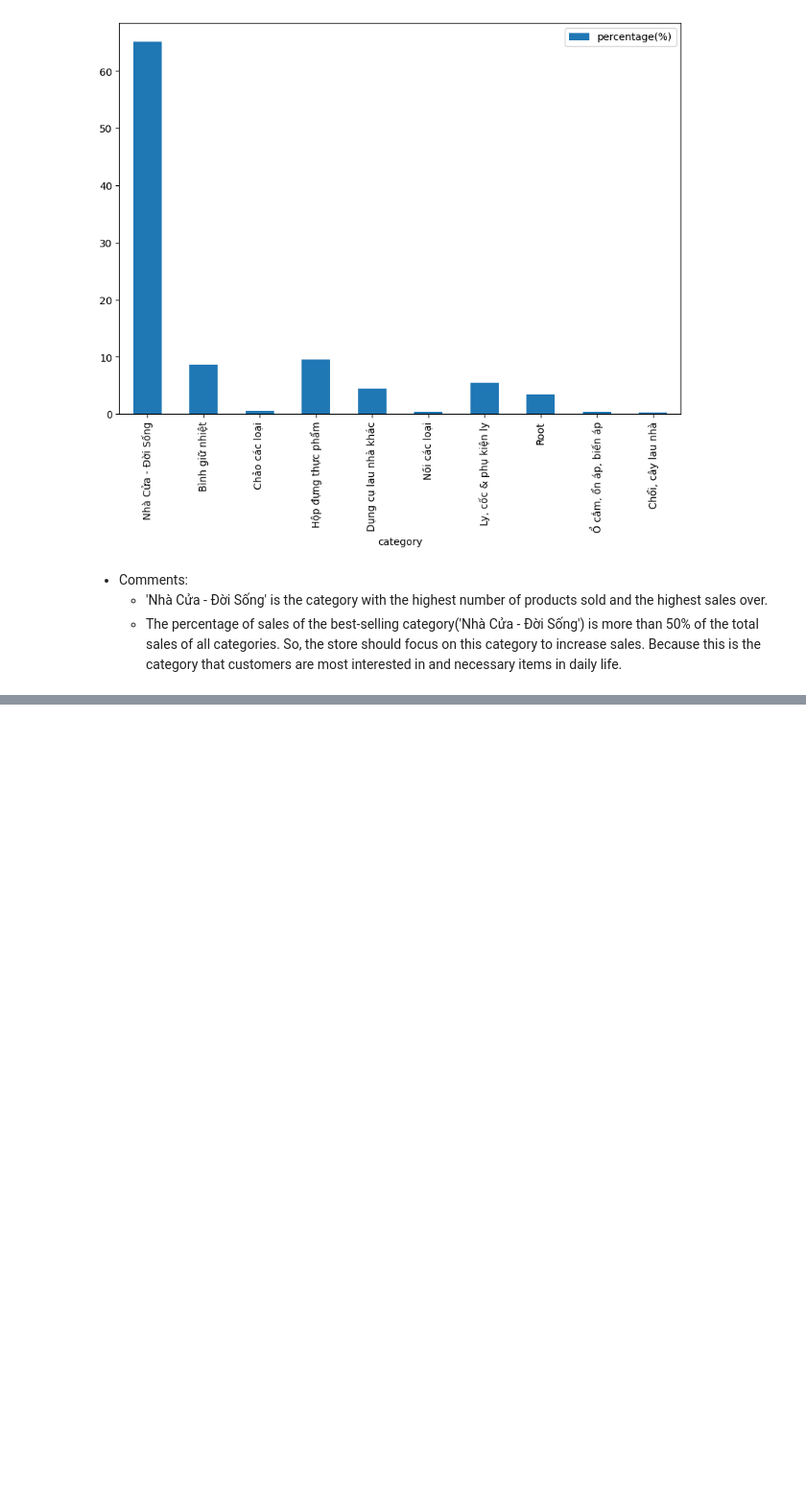
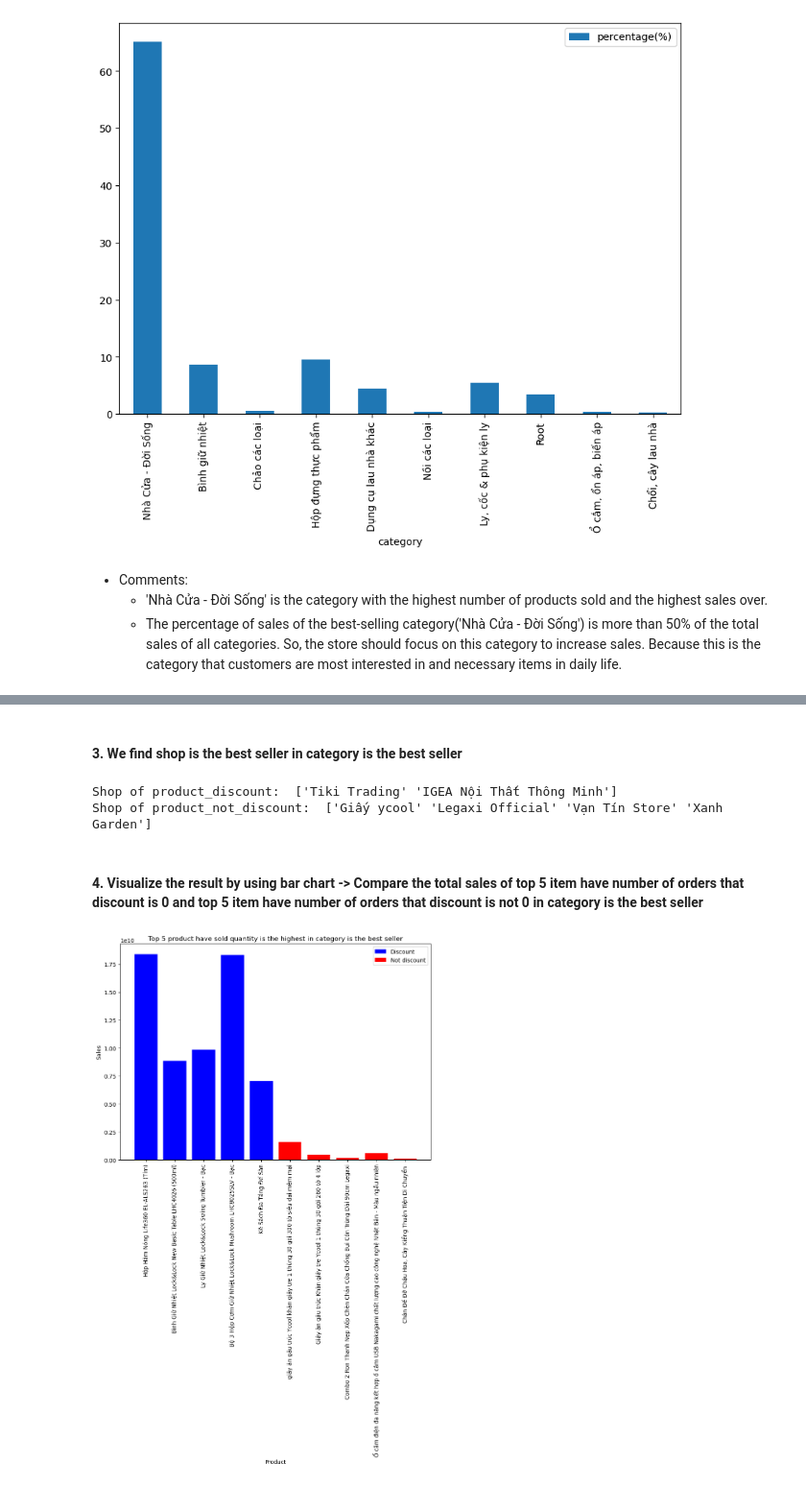
Before and after one commit to TienDat57/IntroductionToDataScience, a Jupyter notebook: src/visualization/index.ipynb, the cells around one changed output, grey strips where cells are left out. Shown at 96% size. Drawn from its saved outputs; the diff is of its cells as text; code cells hidden in the pictures; blank space fills up the shorter version.

```diff
--- a/src/visualization/index.ipynb
+++ b/src/visualization/index.ipynb
@@ -102,7 +104,7 @@ df_products_copy = df_products.copy()
 #### 0. Create a sales column by multiplying the quantity of a product sold by its original selling price
 # %%
 # create a new column to store the sales by multiplying the price and the sold quantity
-df_products_copy['sales'] = df_products_copy['p_original_price'] * df_products_copy['p_sold_quantity']
+df_products_copy['p_sales'] = df_products_copy['p_original_price'] * df_products_copy['p_sold_quantity']
 df_products_copy
 # %% [output]
 |  | p_id | p_name | p_id_shop | p_shop_name | p_brand | p_categories | p_day_created | p_sold_quantity | ... |
@@ -224,0 +245,6 @@ df_cate_in_store_total_sales[:10].plot.bar(x='category', y='percentage(%)', rot=
+# %%
+# get product which have discount rate is 0
+product_not_discount = df_products_copy[df_products_copy['p_discount_rate'] == 0]
+# get top 5 product have sold quantity is the highest
+product_not_discount = product_not_discount.sort_values(by='p_sold_quantity', ascending=False)[:5]
+product_not_discount
@@ -224,0 +258,6 @@ df_cate_in_store_total_sales[:10].plot.bar(x='category', y='percentage(%)', rot=
+# %%
+# get product which have discount rate is not 0
+product_discount = df_products_copy[df_products_copy['p_discount_rate'] != 0]
+# get top 5 product have sold quantity is the highest
+product_discount = product_discount.sort_values(by='p_sold_quantity', ascending=False)[:5]
+product_discount
@@ -224,0 +271,26 @@ df_cate_in_store_total_sales[:10].plot.bar(x='category', y='percentage(%)', rot=
+# %% [markdown]
+#### 3. We find shop is the best seller in category is the best seller
+# %%
+# find shop of product_discount and product_not_discount
+product_discount_shop = product_discount['p_shop_name'].unique()
+product_not_discount_shop = product_not_discount['p_shop_name'].unique()
+print('Shop of product_discount: ', product_discount_shop)
+print('Shop of product_not_discount: ', product_not_discount_shop)
+# %% [output]
+Shop of product_discount:  ['Tiki Trading' 'IGEA Nội Thất Thông Minh']
+Shop of product_not_discount:  ['Giấy ycool' 'Legaxi Official' 'Vạn Tín Store' 'Xanh Garden']
+# %% [markdown]
+#### 4. Visualize the result by using bar chart -> Compare the total sales of top 5 item have number of orders that discount is 0 and top 5 item have number of orders that discount is not 0 in category is the best seller
+# %%
+# Visualize the result by using bar chart -> Compare the total sales of top 5 item have number of orders that discount is 0 and top 5 item have number of orders that discount is not 0 in category is the best seller
+plt.figure(figsize=(10,7))
+plt.title('Top 5 product have sold quantity is the highest in category is the best seller')
+plt.bar(product_discount['p_name'], product_discount['p_sales'], color='blue', label='Discount')
+plt.bar(product_not_discount['p_name'], product_not_discount['p_sales'], color='red', label='Not discount')
+plt.xticks(rotation=90)
+plt.xlabel('Product')
+plt.ylabel('Sales')
+plt.legend()
+plt.show()
+# %% [output]
+[figure, added]
```
Also changed, not shown: parts of 12 cells of this notebook.
